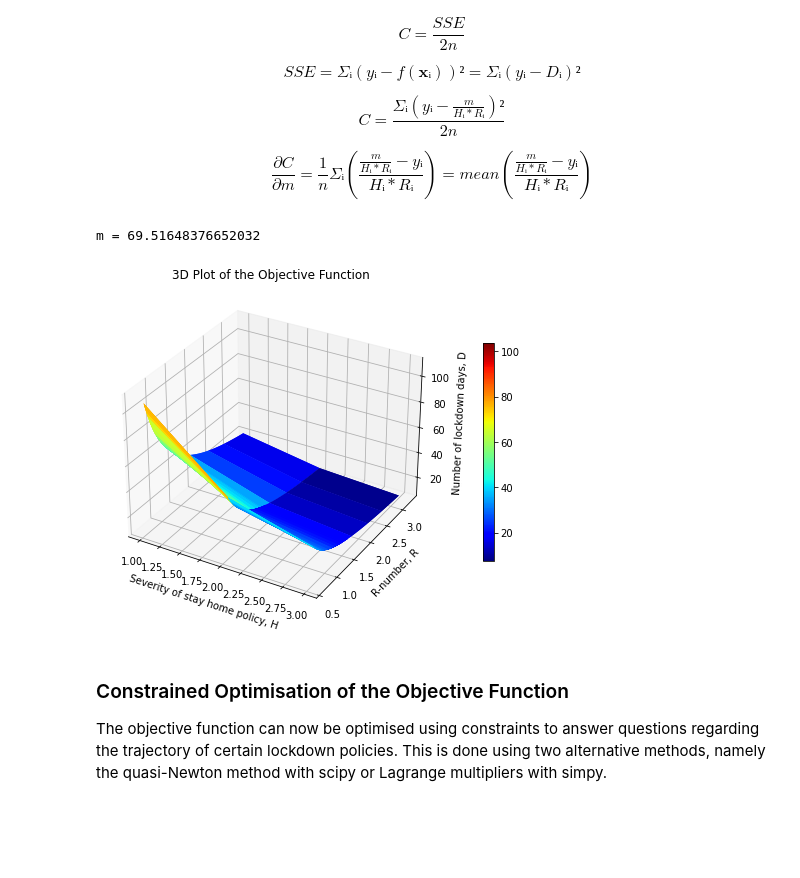
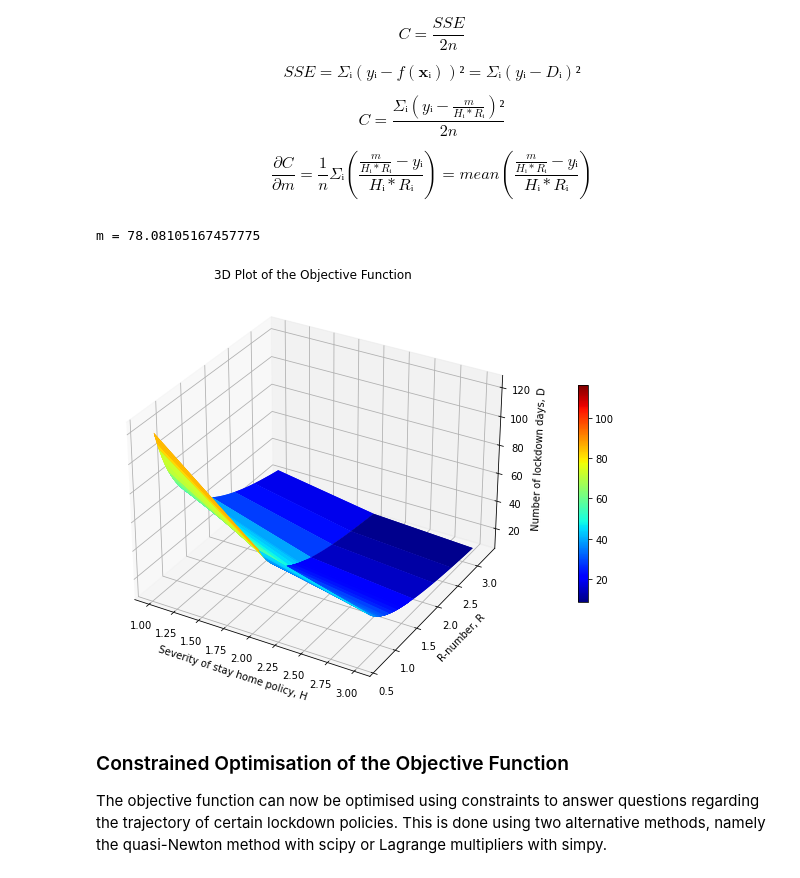
Before and after one commit to LeonidasY/master-ai-projects, a Jupyter notebook: lockdown-optimisation/lockdown-optimisation.ipynb, the cells around one changed output. Cells and saved outputs as stored; diff of their text form; code cells hidden in the pictures; blank space fills up the shorter version.

```diff
--- a/lockdown-optimisation/lockdown-optimisation.ipynb
+++ b/lockdown-optimisation/lockdown-optimisation.ipynb
@@ -191,16 +191,43 @@ def derivative(x, y, param):
+# %%
+# Function to create a list of mini-batches
+def getBatches(X, y, batch_size):
+    mini_batches = []
+
+    data = np.concatenate((np.array(X), np.array(y))).T
+    np.random.shuffle(data)
+
+    n_minibatches = data.shape[0] // batch_size
+
+    i = 0
+    for i in range(n_minibatches + 1):
+        if data.shape[0] % batch_size != 0:
+            mini_batch = data[i * batch_size:data.shape[0]]
+        else:
+            mini_batch = data[i * batch_size:(i + 1)*batch_size, :]
+
+        X_mini = mini_batch[:, :-1]
+        Y_mini = mini_batch[:, -1].reshape((-1, 1))
+        mini_batches.append((X_mini, Y_mini))
+
+    return mini_batches
 # %%
 # Define the gradient descent function
-def gradDescent(grad, x, y, sol, alpha, gamma, n_iter=10000):
+def MBGD(gradient, X, y, solution, alpha, gamma, n_iter=10000, batch_size = 20):
     step_size = 0
 
     for _ in range(n_iter):
-        # Calculate the step using the gradient
-        step_size = alpha * grad(x, y, sol) + gamma * step_size
+        mini_batches = getBatches(X, y, batch_size)
 
-        # Update the parameters using the step
-        sol -= step_size
+        for mini_batch in mini_batches:
+            X_mini, y_mini = mini_batch
 
-    return sol
+            # Calculate the step using the gradient
+            step_size = alpha * gradient(X_mini, y_mini, solution) + gamma * step_size
+
+            # Update the parameters using the step
+            solution -= step_size
+
+    return solution
 # %%
 # Initialise the values for x and y
 D = data['days'].values
@@ -208,32 +235,32 @@ H = data['stay_home'].values
 R = data['reproduction_rate'].values
 
 # Compute the coefficient m using gradient descent
-m = gradDescent(derivative, x=[H, R], y=D, sol=[1], alpha=0.1, gamma=0.9)
+m = MBGD(gradient, X=[H, R], y=[D], solution=[1], alpha=0.1, gamma=0.9)
 print('m = {}'.format(m[0]))
 # %% [output]
-m = 69.51648376652032
+m = 78.08105167457775
 # %%
 # Preview the 3D plot of the objective function with the found coefficient m
 def f(H, R):
     return m / (H * R)
 
-fig = plt.figure(figsize=(8, 8))
+fig = plt.figure(figsize=(10, 8))
 ax = fig.add_subplot(111, projection='3d')
 
 X, Y = np.meshgrid(H[H != 0], R[R != 0])
 zs = np.array([f(x, y) for x, y in zip(np.ravel(X), np.ravel(Y))])
 Z = zs.reshape(X.shape)
 
 surf = ax.plot_surface(X, Y, Z, cmap='jet')
 ax.set_title('3D Plot of the Objective Function')
 ax.set_xlabel('Severity of stay home policy, H')
 ax.set_ylabel('R-number, R')
 ax.set_zlabel('Number of lockdown days, D')
 fig.colorbar(surf, shrink=0.5, pad=0.1)
 
 plt.show()
 # %% [output]
-[figure, old version]
+[figure, new version]
 # %% [markdown]
 ### Constrained Optimisation of the Objective Function
 
```
Also changed, not shown: parts of 6 cells of this notebook.
